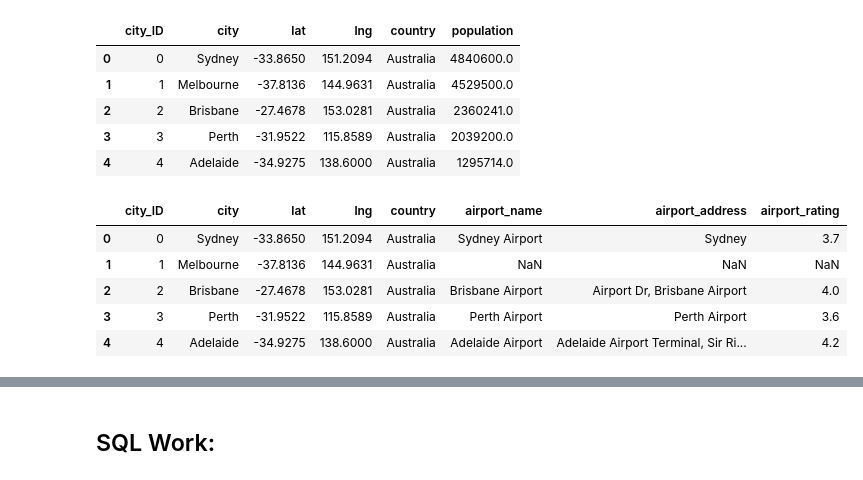
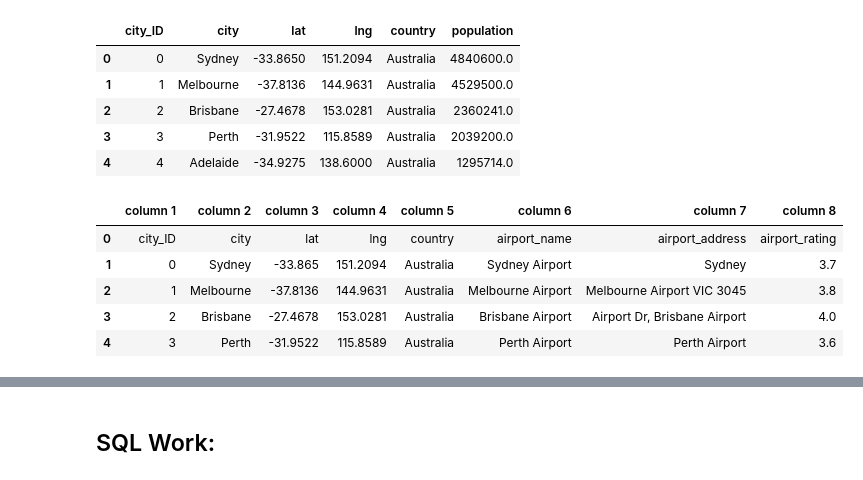
Before and after one commit to zwcrowley/Project_2_ETL_KPflugi_ZCrowley, a Jupyter notebook: zack_api_etl_proj2.ipynb, the cells around one changed output, grey strips where cells are left out. Cells and saved outputs as stored; diff of their text form; code cells hidden in the pictures.

```diff
--- a/zack_api_etl_proj2.ipynb
+++ b/zack_api_etl_proj2.ipynb
@@ -448,15 +452,15 @@ cities_df.head()
 | 4 | 4 | Adelaide | -34.9275 | 138.6000 | Australia | 1295714.0 |
 # %%
 # Read in airport data from csv:
-airport_file = "Resources/airport_cities.csv"
+airport_file = "Output/airport_cities.csv"
 airport_df = pd.read_csv(airport_file)
 airport_df.head()
 # %% [output]
-|  | city_ID | city | lat | lng | country | airport_name | airport_address | airport_rating |
-| 0 | 0 | Sydney | -33.8650 | 151.2094 | Australia | Sydney Airport | Sydney | 3.7 |
-| 1 | 1 | Melbourne | -37.8136 | 144.9631 | Australia | NaN | NaN | NaN |
-| 2 | 2 | Brisbane | -27.4678 | 153.0281 | Australia | Brisbane Airport | Airport Dr, Brisbane Airport | 4.0 |
-| 3 | 3 | Perth | -31.9522 | 115.8589 | Australia | Perth Airport | Perth Airport | 3.6 |
-| 4 | 4 | Adelaide | -34.9275 | 138.6000 | Australia | Adelaide Airport | Adelaide Airport Terminal, Sir Ri... | 4.2 |
+|  | column 1 | column 2 | column 3 | column 4 | column 5 | column 6 | column 7 | column 8 |
+| 0 | city_ID | city | lat | lng | country | airport_name | airport_address | airport_rating |
+| 1 | 0 | Sydney | -33.865 | 151.2094 | Australia | Sydney Airport | Sydney | 3.7 |
+| 2 | 1 | Melbourne | -37.8136 | 144.9631 | Australia | Melbourne Airport | Melbourne Airport VIC 3045 | 3.8 |
+| 3 | 2 | Brisbane | -27.4678 | 153.0281 | Australia | Brisbane Airport | Airport Dr, Brisbane Airport | 4.0 |
+| 4 | 3 | Perth | -31.9522 | 115.8589 | Australia | Perth Airport | Perth Airport | 3.6 |
 # %%
 # Read in beaches data from csv:
```
Also changed, not shown: parts of 11 cells of this notebook, 5 other files.
